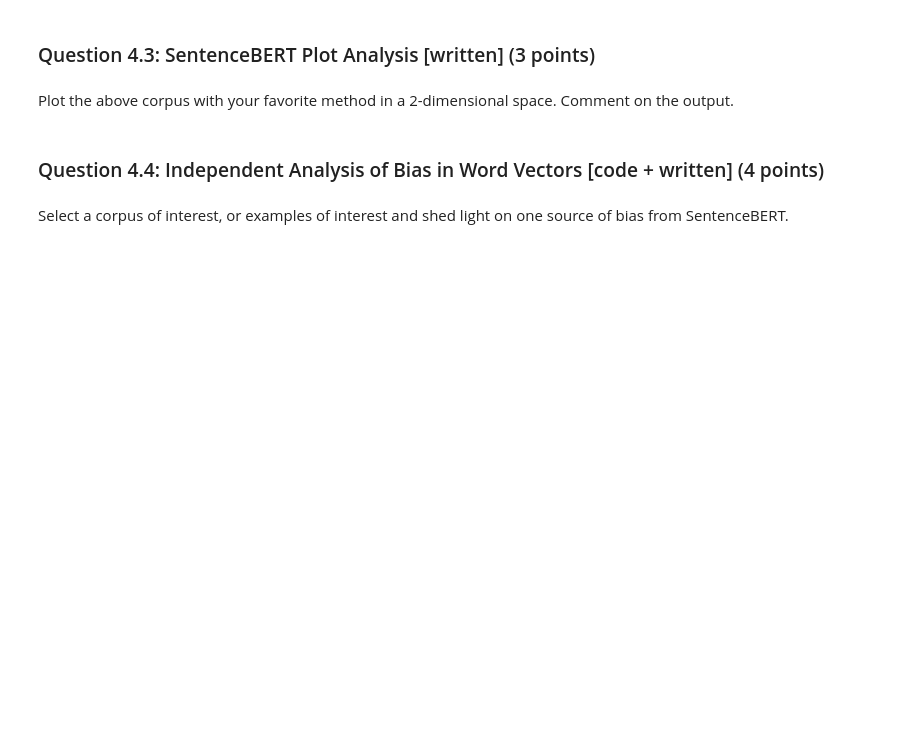
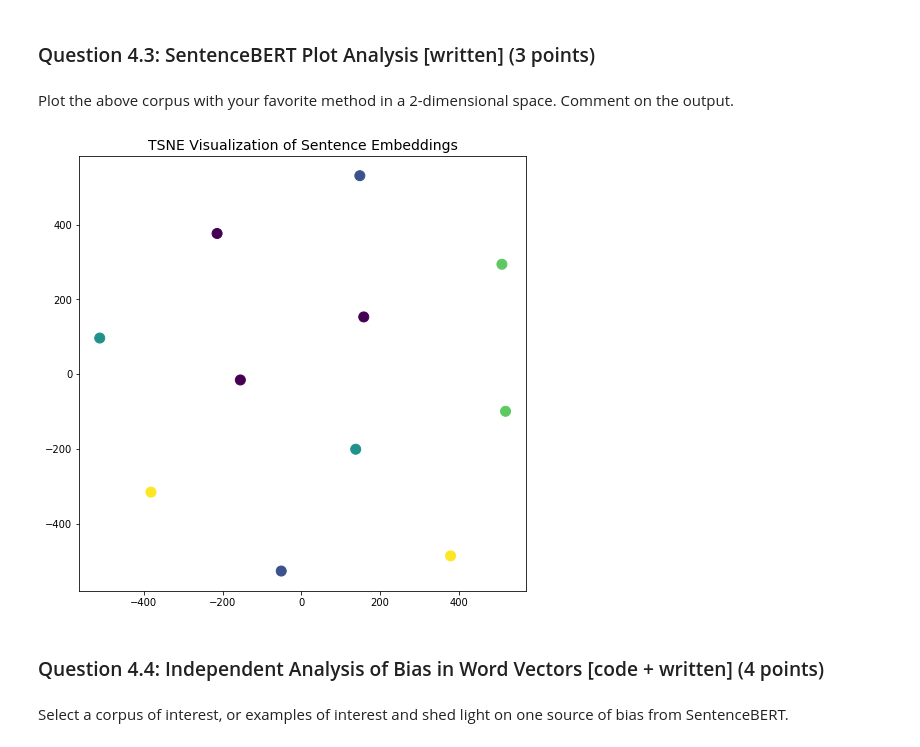
Before and after one commit to Miolith/nlp3-labs, a Jupyter notebook: Lab1_EPITA.ipynb, the cells around one changed output. Saved outputs shown, nothing was run; the diff lists cells and outputs as text; code cells hidden in the pictures; blank space fills up the shorter version.

```diff
--- a/Lab1_EPITA.ipynb
+++ b/Lab1_EPITA.ipynb
@@ -1259,6 +1283,18 @@ for i, cluster in clustered_sentences.items():
 ### Question 4.3: SentenceBERT Plot Analysis [written] (3 points)
 # %% [markdown]
 Plot the above corpus with your favorite method in a 2-dimensional space. Comment on the output.
+# %%
+from sklearn.manifold import TSNE
+
+tsne = TSNE(n_components=2, random_state=0)
+M_reduced = tsne.fit_transform(corpus_embeddings)
+
+plt.figure(figsize=(8, 8))
+plt.title("TSNE Visualization of Sentence Embeddings", fontsize=14)
+plt.scatter(M_reduced[:, 0], M_reduced[:, 1], c=cluster_assignment, s=100)
+plt.show()
+# %% [output]
+[figure, added]
 # %% [markdown]
 ### Question 4.4: Independent Analysis of Bias in Word Vectors [code + written] (4 points)
 # %% [markdown]
```
Also changed, not shown: parts of 15 cells of this notebook.
